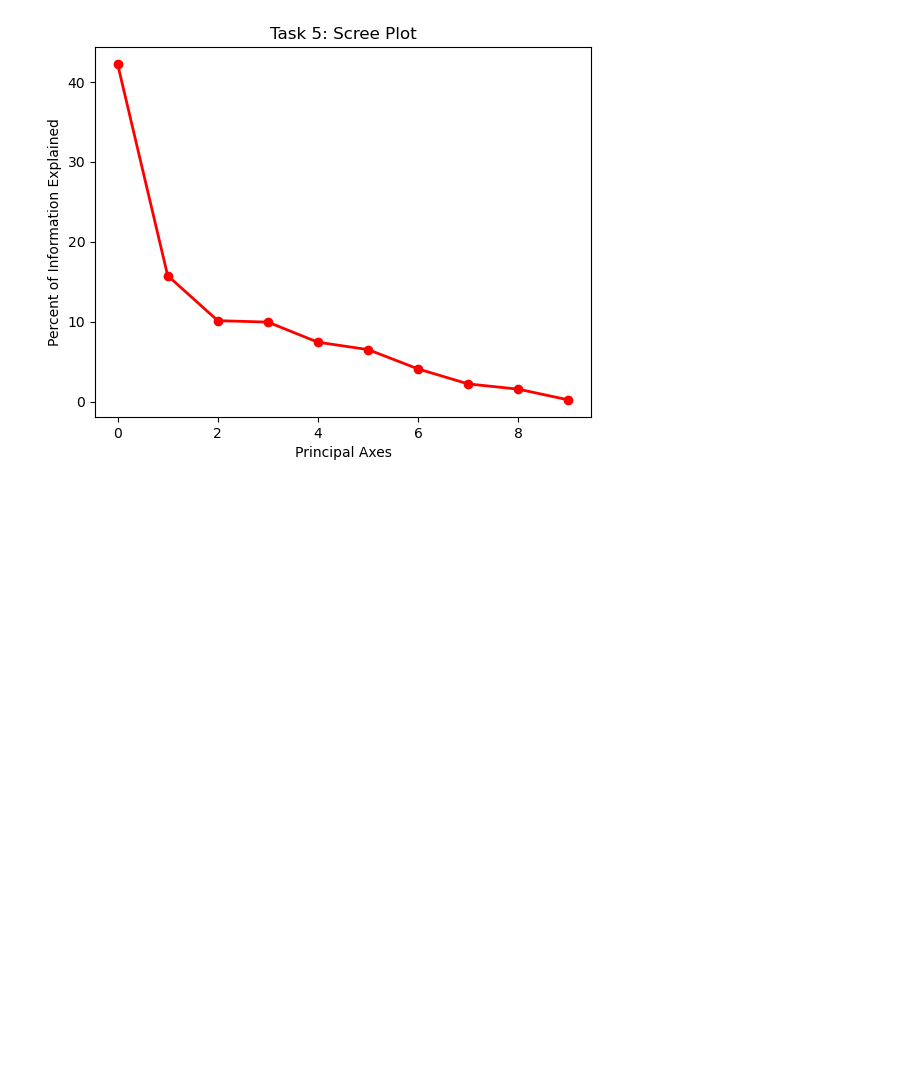
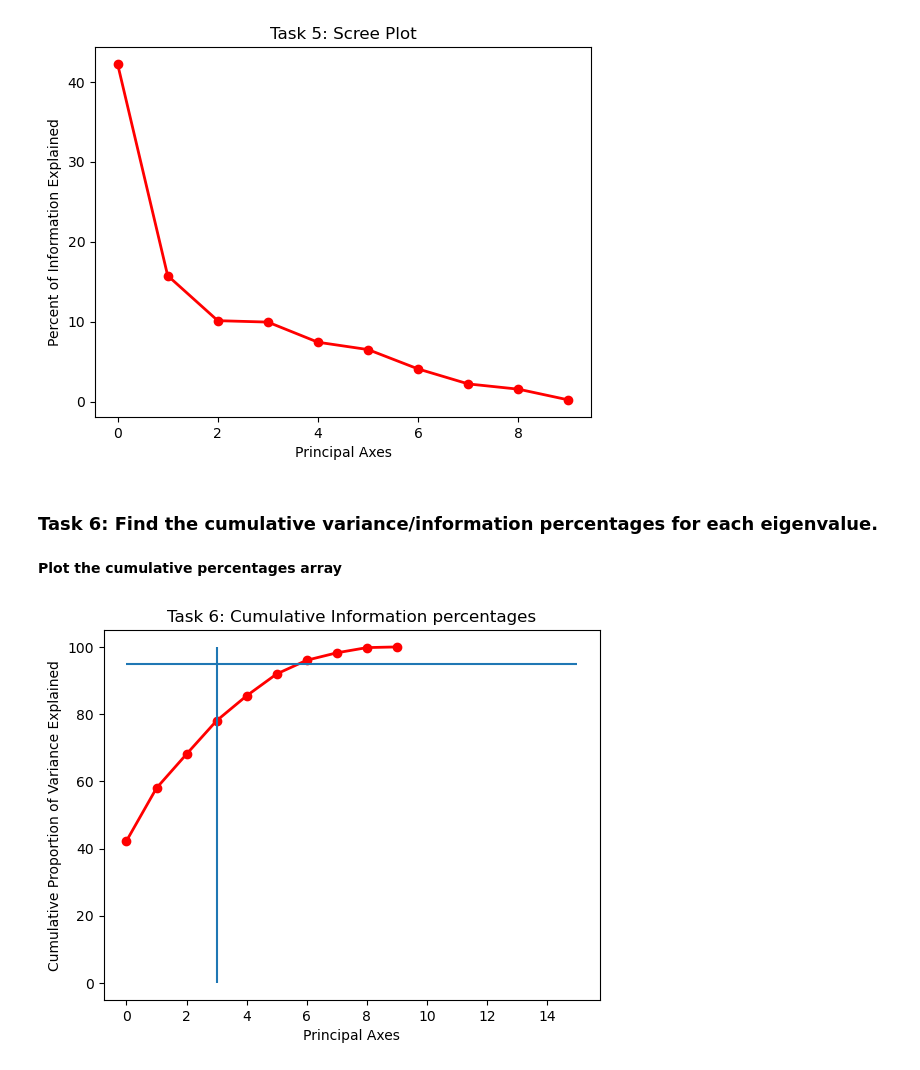
Before and after one commit to tyrantdavis/PCA-Project, a Jupyter notebook: telescope-pca.ipynb, the cells around one changed output. Cells and saved outputs as stored; diff of their text form; code cells hidden in the pictures; blank space fills up the shorter version.

Commit message:
Find the cumulative variance percentages for each eigenvalue.

```diff
--- a/telescope-pca.ipynb
+++ b/telescope-pca.ipynb
@@ -402,3 +402,26 @@ plt.ylabel("Percent of Information Explained")
 plt.show()
 # %% [output]
 [figure]
+# %% [markdown]
+### Task 6: Find the cumulative variance/information percentages for each eigenvalue.
+# %%
+"""Find the cumulative sum of the percentages"""
+
+cumulative_information_percents = np.cumsum(information_percents)
+# %% [markdown]
+**Plot the cumulative percentages array**
+# %%
+plt.figure()
+plt.plot(cumulative_information_percents, "ro-", linewidth=2)
+
+"""Also plot a horizontal line indicating the 95% mark, and a vertical line for the third
+principal axis"""
+
+plt.hlines(y=95, xmin=0, xmax=15)
+plt.vlines(x=3, ymin=0, ymax=100)
+plt.title("Task 6: Cumulative Information percentages")
+plt.xlabel("Principal Axes")
+plt.ylabel("Cumulative Proportion of Variance Explained")
+plt.show()
+# %% [output]
+[figure, added]
```
